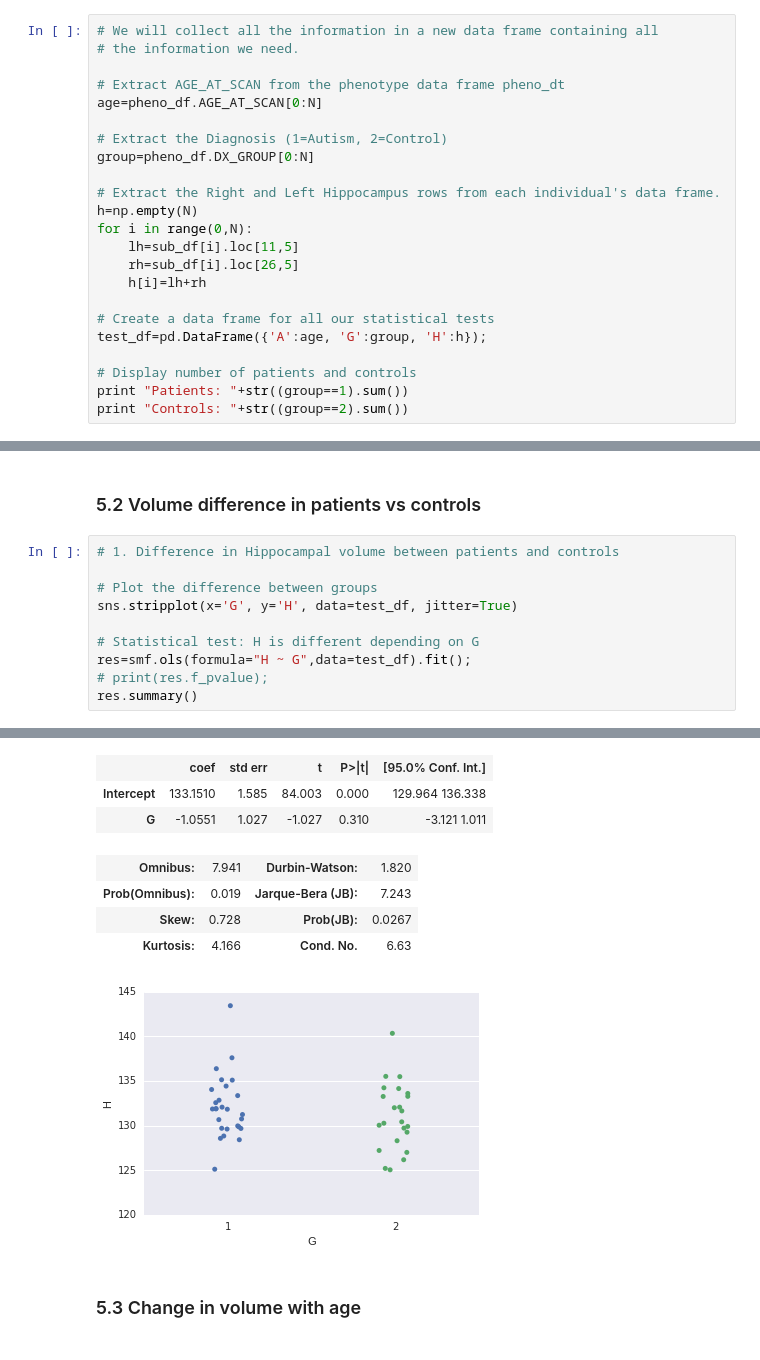
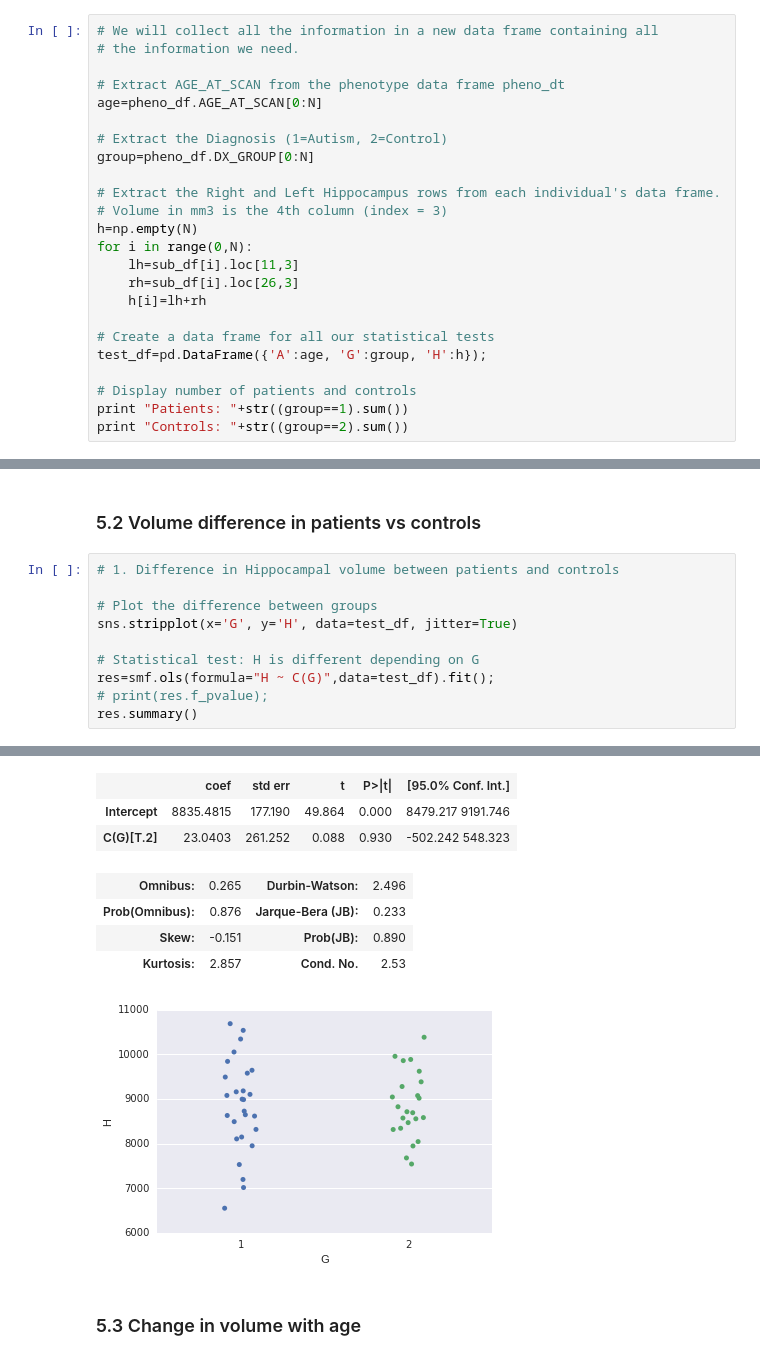
Before and after one commit to r03ert0/My-Random-Notebooks, a Jupyter notebook: Simple Neuroimaging.ipynb, the cells around one changed output, grey strips where cells are left out. Drawn from its saved outputs; the diff is of its cells as text.

```diff
--- a/Simple Neuroimaging.ipynb
+++ b/Simple Neuroimaging.ipynb
@@ -186,10 +189,11 @@ age=pheno_df.AGE_AT_SCAN[0:N]
 group=pheno_df.DX_GROUP[0:N]
 
 # Extract the Right and Left Hippocampus rows from each individual's data frame.
+# Volume in mm3 is the 4th column (index = 3)
 h=np.empty(N)
 for i in range(0,N):
-    lh=sub_df[i].loc[11,5]
-    rh=sub_df[i].loc[26,5]
+    lh=sub_df[i].loc[11,3]
+    rh=sub_df[i].loc[26,3]
     h[i]=lh+rh
 
 # Create a data frame for all our statistical tests
@@ -210,7 +214,7 @@ Controls: 23
 sns.stripplot(x='G', y='H', data=test_df, jitter=True)
 
 # Statistical test: H is different depending on G
-res=smf.ols(formula="H ~ G",data=test_df).fit();
+res=smf.ols(formula="H ~ C(G)",data=test_df).fit();
 # print(res.f_pvalue);
 res.summary()
 # %% [output]
@@ -225,13 +229,13 @@ OLS Regression Results
 | Df Model: | 1 |  |  |
 | Covariance Type: | nonrobust |  |  |
 |  | coef | std err | t | P>|t| | [95.0% Conf. Int.] |
-| Intercept | 133.1510 | 1.585 | 84.003 | 0.000 | 129.964 136.338 |
-| G | -1.0551 | 1.027 | -1.027 | 0.310 | -3.121 1.011 |
+| Intercept | 8835.4815 | 177.190 | 49.864 | 0.000 | 8479.217 9191.746 |
+| C(G)[T.2] | 23.0403 | 261.252 | 0.088 | 0.930 | -502.242 548.323 |
-| Omnibus: | 7.941 | Durbin-Watson: | 1.820 |
-| Prob(Omnibus): | 0.019 | Jarque-Bera (JB): | 7.243 |
-| Skew: | 0.728 | Prob(JB): | 0.0267 |
-| Kurtosis: | 4.166 | Cond. No. | 6.63 |
+| Omnibus: | 0.265 | Durbin-Watson: | 2.496 |
+| Prob(Omnibus): | 0.876 | Jarque-Bera (JB): | 0.233 |
+| Skew: | -0.151 | Prob(JB): | 0.890 |
+| Kurtosis: | 2.857 | Cond. No. | 2.53 |
-[figure, old version]
+[figure, new version]
 # %% [markdown]
 ### 5.3 Change in volume with age
 # %%
```
Also changed, not shown: parts of 7 cells of this notebook.
